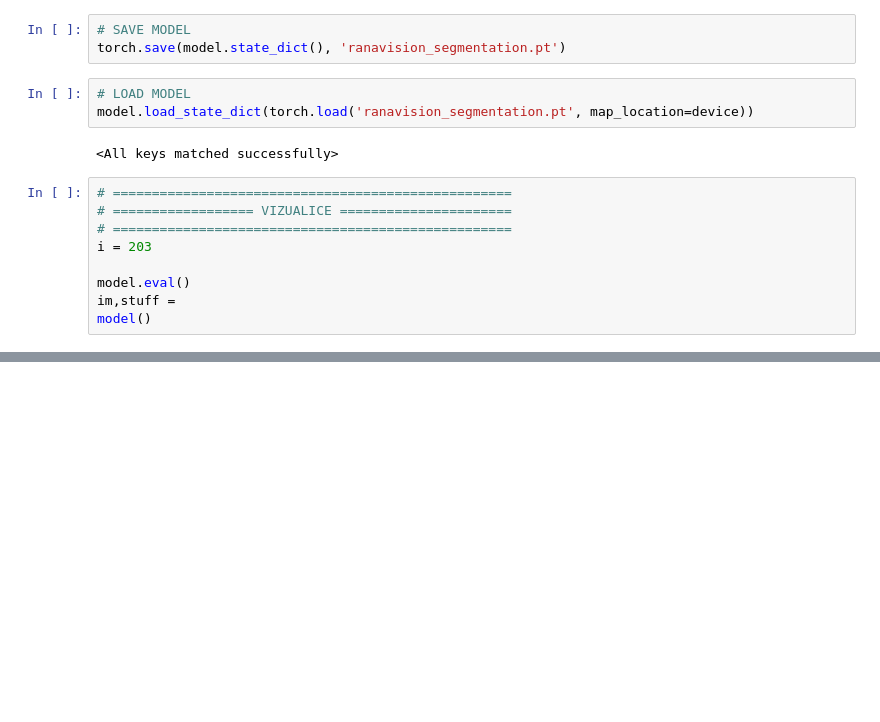
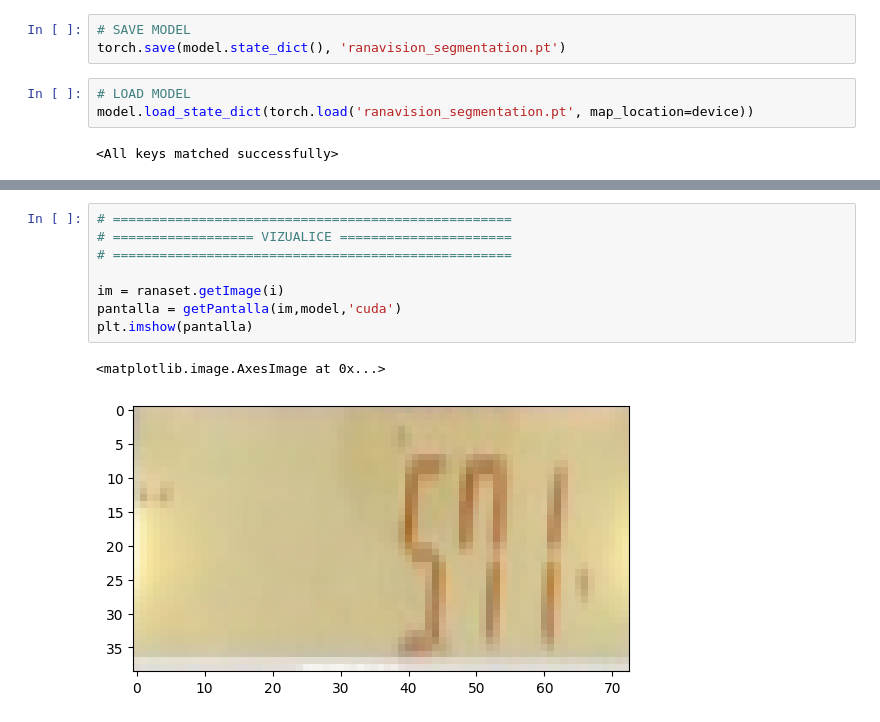
Before and after one commit to AndresRomoSinergiaIndustrias/ranavision, a Jupyter notebook: ranaset_train_segmentacion.ipynb, the cells around one changed output, grey strips where cells are left out. Drawn from its saved outputs; the diff is of its cells as text; blank space fills up the shorter version.

```diff
--- a/ranaset_train_segmentacion.ipynb
+++ b/ranaset_train_segmentacion.ipynb
@@ -186,12 +186,3 @@ torch.save(model.state_dict(), 'ranavision_segmentation.pt')
 model.load_state_dict(torch.load('ranavision_segmentation.pt', map_location=device))
 # %% [output]
 <All keys matched successfully>
-# %%
-# ===================================================
-# ================== VIZUALICE ======================
-# ===================================================
-i = 203
-
-model.eval()
-im,stuff =
-model()
@@ -197,0 +227,11 @@ model()
+# %%
+# ===================================================
+# ================== VIZUALICE ======================
+# ===================================================
+
+im = ranaset.getImage(i)
+pantalla = getPantalla(im,model,'cuda')
+plt.imshow(pantalla)
+# %% [output]
+<matplotlib.image.AxesImage at 0x...>
+[figure, added]
```
Also changed, not shown: parts of 4 cells of this notebook, 5 other files.
